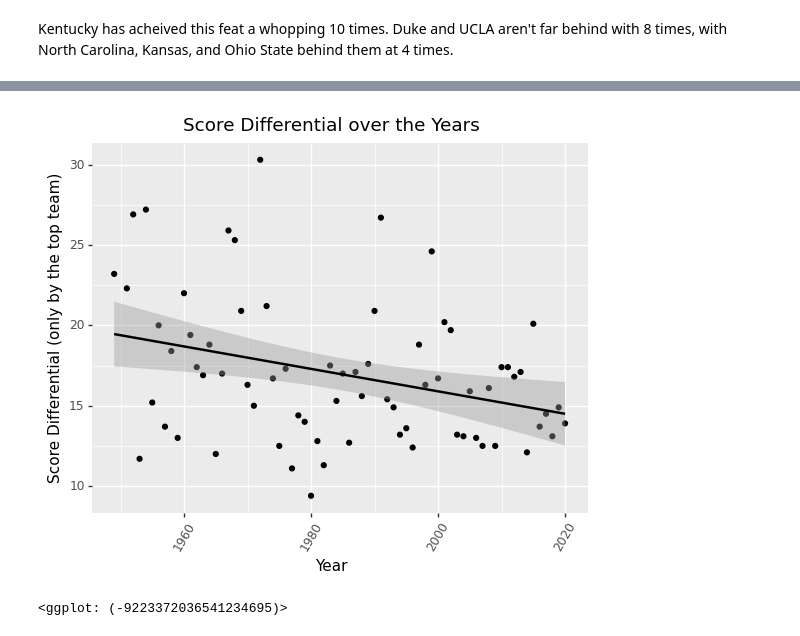
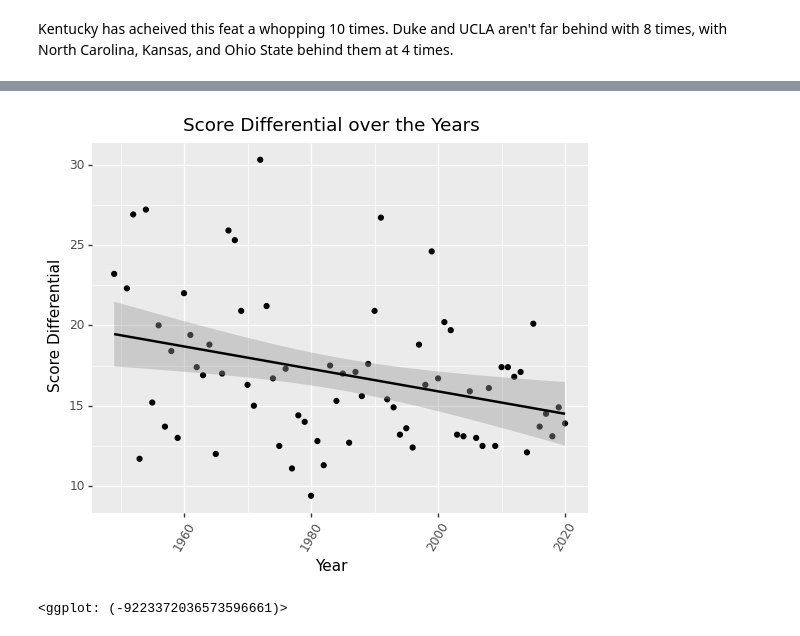
Before and after one commit to mhsmathew/College-Basketball-Data-Science-Analysis, a Jupyter notebook: Final Project Notebook.ipynb, the cells around one changed output, grey strips where cells are left out. Cells and saved outputs as stored; diff of their text form; code cells hidden in the pictures.

```diff
--- a/Final Project Notebook.ipynb
+++ b/Final Project Notebook.ipynb
@@ -216,22 +216,22 @@ Warnings:
 # %%
 (ggplot(points, aes(x= 'year', y = 'differential')) +
 geom_point() +
 theme(axis_text_x = element_text(angle=60)) +
 xlab('Year') +
-ylab('Score Differential (only by the top team) ') +
+ylab('Score Differential') +
 ggtitle('Score Differential over the Years') +
 geom_smooth(method = 'lm'))
 
 
 # On the other hand, the best teams aren't winning by nearly as much anymore.
 # This does have a statistically significant difference, providing a modeling equation of
 # differential = 2010.7460 - 1.5203(year)
 # The p-value of .006 shows that this difference is statistically significant.
 # In context, this means that over the years, CBB games have gotten closer over time, and the best teams
 # don't blow out their opponents nearly as often.
 # %% [output]
-[figure, old version]
+[figure, new version]
-<ggplot: (-9223372036541234695)>
+<ggplot: (-9223372036573596661)>
 # %%
 diff_res = sm.ols('year~differential', data=points).fit()
 diff_res.summary()
```
Also changed, not shown: parts of 19 cells of this notebook.
